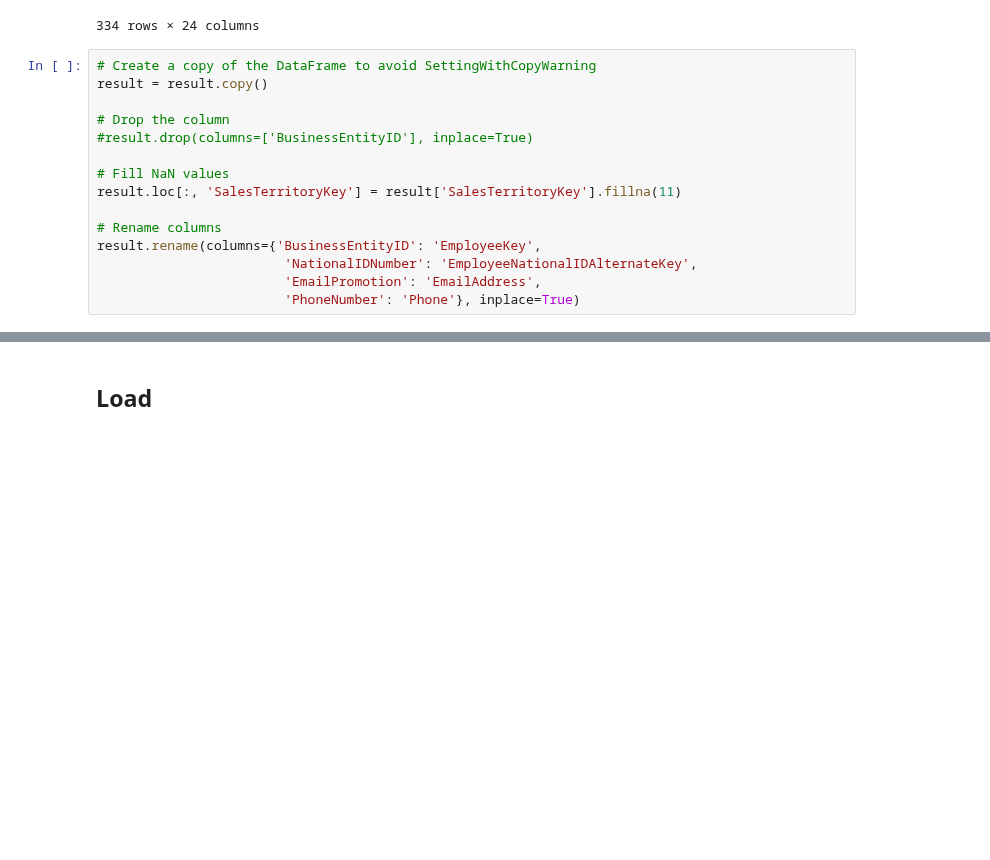
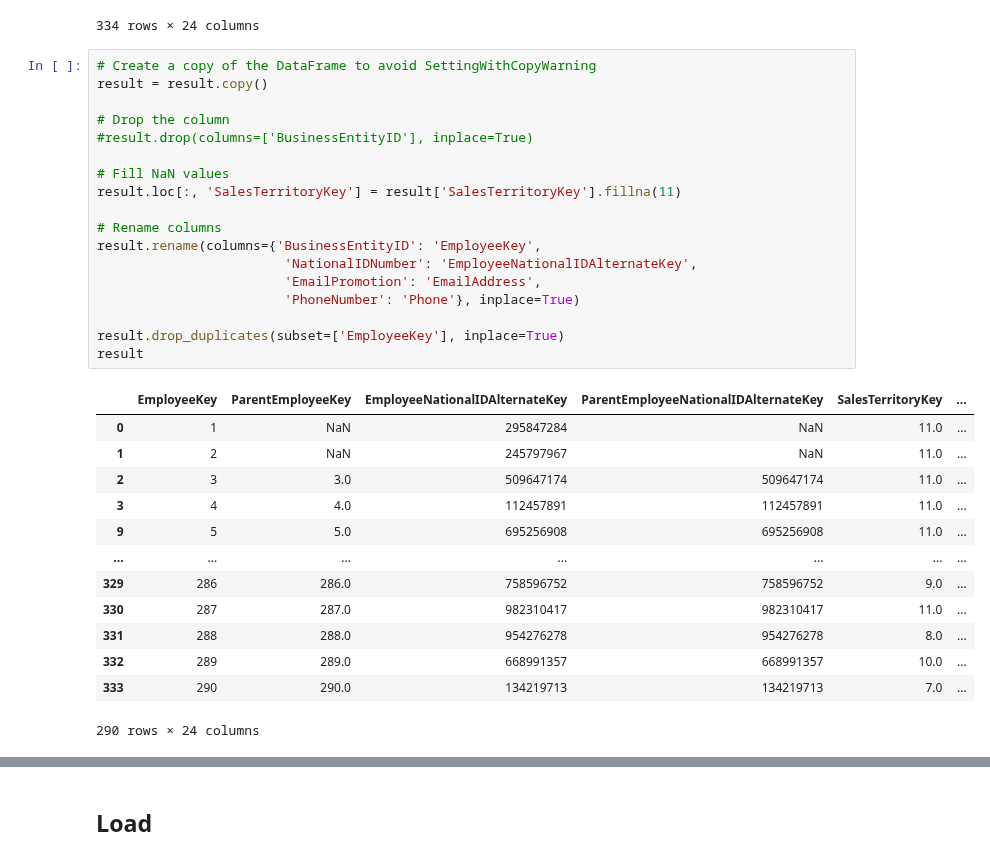
Before and after one commit to paulrojasg/data_science_part_4, a Jupyter notebook: DimEmployee.ipynb, the cells around one changed output, grey strips where cells are left out. Cells and saved outputs as stored; diff of their text form; blank space fills up the shorter version.

Commit message:
Removed duplicates in DimEmployee

```diff
--- a/DimEmployee.ipynb
+++ b/DimEmployee.ipynb
@@ -124,15 +124,32 @@ Index(['BusinessEntityID', 'ParentEmployeeKey', 'NationalIDNumber',
 # %%
 # Create a copy of the DataFrame to avoid SettingWithCopyWarning
 result = result.copy()
 
 # Drop the column
 #result.drop(columns=['BusinessEntityID'], inplace=True)
 
 # Fill NaN values
 result.loc[:, 'SalesTerritoryKey'] = result['SalesTerritoryKey'].fillna(11)
 
 # Rename columns
 result.rename(columns={'BusinessEntityID': 'EmployeeKey',
                         'NationalIDNumber': 'EmployeeNationalIDAlternateKey',
                         'EmailPromotion': 'EmailAddress',
                         'PhoneNumber': 'Phone'}, inplace=True)
+
+result.drop_duplicates(subset=['EmployeeKey'], inplace=True)
+result
+# %% [output]
+|  | EmployeeKey | ParentEmployeeKey | EmployeeNationalIDAlternateKey | ParentEmployeeNationalIDAlternateKey | SalesTerritoryKey | ... |
+| 0 | 1 | NaN | 295847284 | NaN | 11.0 | ... |
+| 1 | 2 | NaN | 245797967 | NaN | 11.0 | ... |
+| 2 | 3 | 3.0 | 509647174 | 509647174 | 11.0 | ... |
+| 3 | 4 | 4.0 | 112457891 | 112457891 | 11.0 | ... |
+| 9 | 5 | 5.0 | 695256908 | 695256908 | 11.0 | ... |
+| ... | ... | ... | ... | ... | ... | ... |
+| 329 | 286 | 286.0 | 758596752 | 758596752 | 9.0 | ... |
+| 330 | 287 | 287.0 | 982310417 | 982310417 | 11.0 | ... |
+| 331 | 288 | 288.0 | 954276278 | 954276278 | 8.0 | ... |
+| 332 | 289 | 289.0 | 668991357 | 668991357 | 10.0 | ... |
+| 333 | 290 | 290.0 | 134219713 | 134219713 | 7.0 | ... |
+290 rows × 24 columns
```
Also changed, not shown: parts of 3 cells of this notebook.
